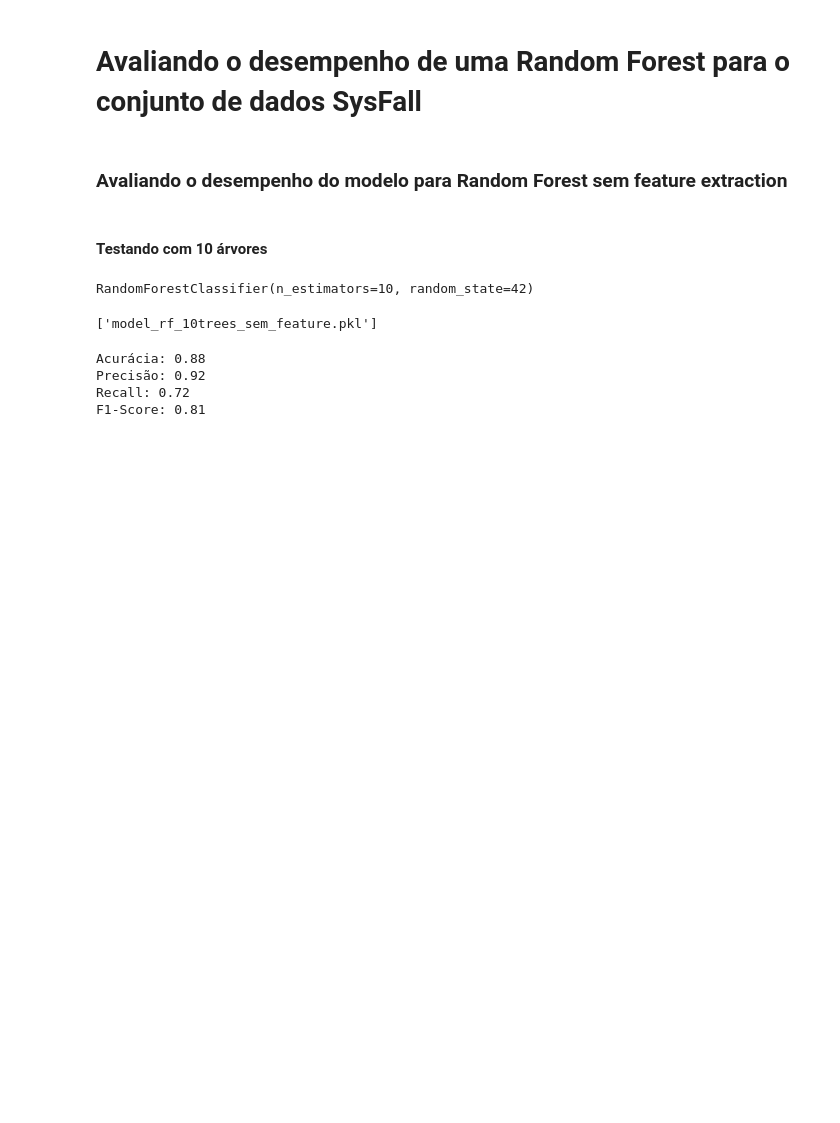
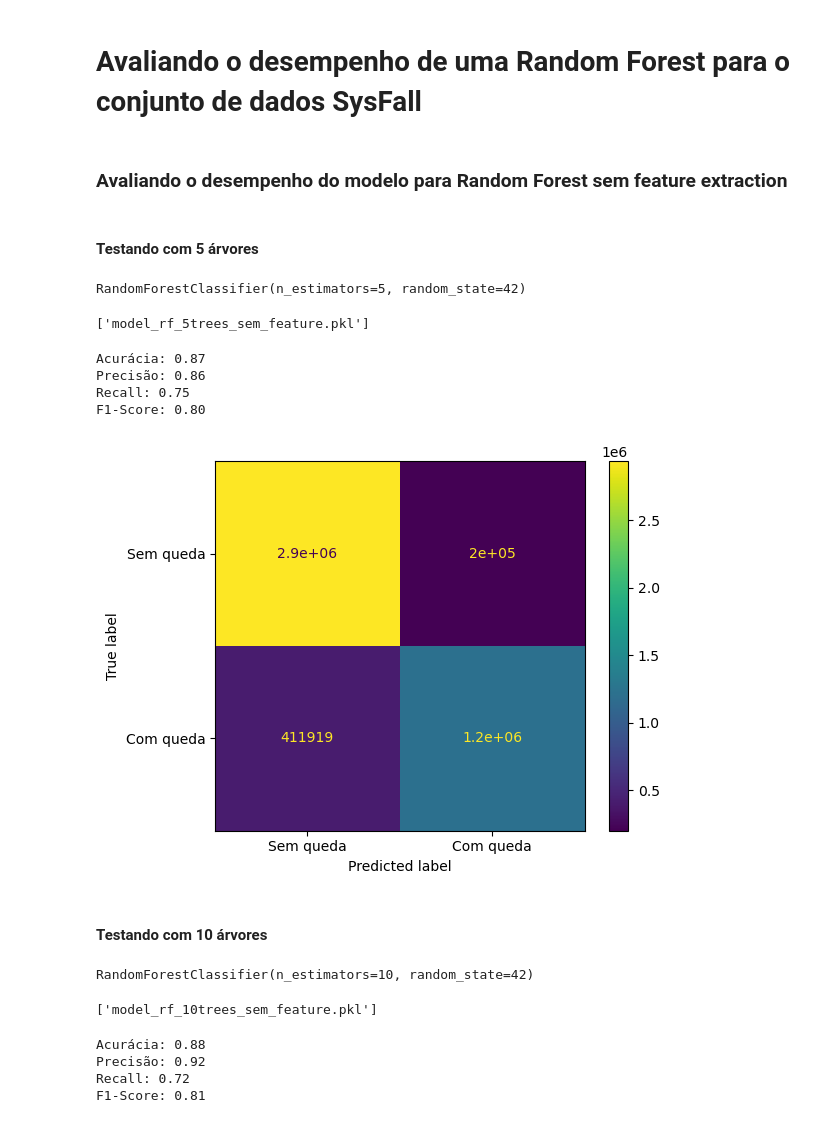
Before and after one commit to danielegsouza/elderly_fall_detection, a Jupyter notebook: random_forest.ipynb, the cells around one changed output. Cells and saved outputs as stored; diff of their text form; code cells hidden in the pictures; blank space fills up the shorter version.

Commit message:
change number of trees

```diff
--- a/random_forest.ipynb
+++ b/random_forest.ipynb
@@ -26,6 +26,48 @@ y = dataset.iloc[:, -1]   # Última coluna como rótulo
 
 # Divide o dataset em conjuntos de treino e teste
 X_train, X_test, y_train, y_test = train_test_split(X, y, test_size=0.3, random_state=42)
+# %% [markdown]
+#### Testando com 5 árvores
+# %%
+# Treinando o modelo para random forest classifier
+model_rf = RandomForestClassifier(n_estimators=5, random_state=42)
+model_rf.fit(X_train, y_train)
+# %% [output]
+RandomForestClassifier(n_estimators=5, random_state=42)
+# %%
+# Salvar o modelo treinado
+joblib.dump(model_rf, 'model_rf_5trees_sem_feature.pkl')
+# %% [output]
+['model_rf_5trees_sem_feature.pkl']
+# %%
+# Testando o modelo a partir do modelo salvo
+model_rf = joblib.load('model_rf_5trees_sem_feature.pkl')
+y_pred_rf = model_rf.predict(X_test)
+
+# Calcula a acurácia, precisão, recall e f1-score
+accuracy_rf = accuracy_score(y_test, y_pred_rf)
+print(f'Acurácia: {accuracy_rf:.2f}')
+
+precision_rf = precision_score(y_test, y_pred_rf)
+print(f'Precisão: {precision_rf:.2f}')
+
+recall_rf = recall_score(y_test, y_pred_rf)
+print(f'Recall: {recall_rf:.2f}')
+
+f1_rf = f1_score(y_test, y_pred_rf)
+print(f'F1-Score: {f1_rf:.2f}')
+
+# Plotar a matriz de confusão de forma formatada
+cm = confusion_matrix(y_test, y_pred_rf)
+disp = ConfusionMatrixDisplay(confusion_matrix=cm, display_labels=['Sem queda', 'Com queda'])
+disp.plot()
+plt.show()
+# %% [output]
+Acurácia: 0.87
+Precisão: 0.86
+Recall: 0.75
+F1-Score: 0.80
+[figure, added]
 # %% [markdown]
 #### Testando com 10 árvores
 # %%
```
Also changed, not shown: parts of 13 cells of this notebook, 4 other files.
